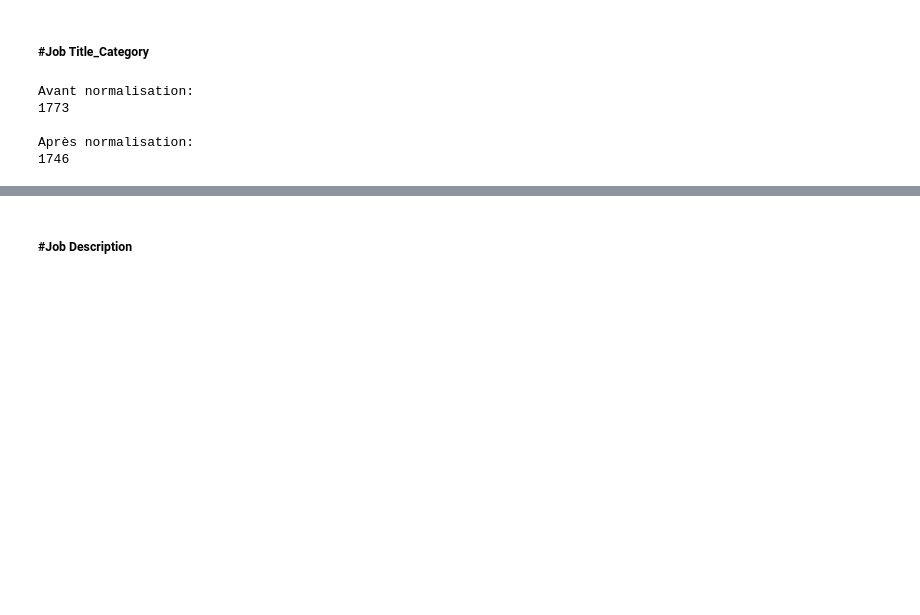
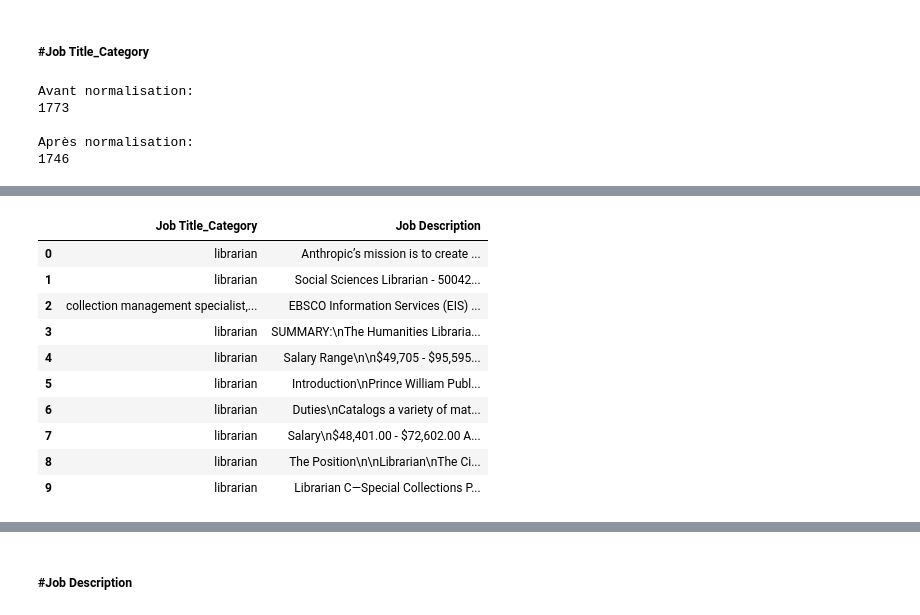
Before and after one commit to desbaa32/Classification-resume-and-matching-job-description, a Jupyter notebook: notebooks/data_preprocessing .ipynb, the cells around one changed output, grey strips where cells are left out. Cells and saved outputs as stored; diff of their text form; code cells hidden in the pictures; blank space fills up the shorter version.

```diff
--- a/notebooks/data_preprocessing .ipynb
+++ b/notebooks/data_preprocessing .ipynb
@@ -420,0 +465,77 @@ Après normalisation:
+# %%
+import nltk
+from nltk.tokenize import word_tokenize
+import string
+import re
+
+nltk.download('punkt_tab')
+
+
+# Vérifier si tous les mots d'une phrase sont dans un titre (ordre non important)
+def contains_all_words(title_tokens, phrase_words):
+    return all(word in title_tokens for word in phrase_words)
+
+# Convertir les titres en minuscules pour faciliter la comparaison
+offer_dataset['Job Title_Category'] = offer_dataset['Job Title_Category'].str.lower()
+
+
+#  catégorisation basée sur des mots-clés
+def categorize_job_title(title):
+
+    if isinstance(title, str):
+        title_lower = title.lower()
+        # Découpage  mots
+        title_tokens = word_tokenize(title_lower.translate(str.maketrans('', '', string.punctuation)))
+
+        # correspondance avec les mots-clés
+        if contains_all_words(title_tokens, ["data", "scientist"]):
+            return "data scientist"
+        elif contains_all_words(title_tokens, ["machine", "learning"]):
+            return "machine learning engineer"
+        elif contains_all_words(title_tokens, ["data", "analytics"]):
+            return "data analyst"
+        elif contains_all_words(title_tokens, ["data", "analyst"]):
+            return "data analyst"
+        elif contains_all_words(title_tokens, ["data", "engineer"]):
+            return "data engineer"
+        elif contains_all_words(title_tokens, ["software", "engineer"]):
+            return "software engineer"
+        elif contains_all_words(title_tokens, ["librarian"]):
+            return "librarian"
+        elif contains_all_words(title_tokens, ["actuarial", "analyst"]):
+            return "actuarial analyst"
+        elif contains_all_words(title_tokens, ["human", "resources"]):
+            return "human resources"
+        elif contains_all_words(title_tokens, ["financial", "analyst"]):
+            return "financial analyst"
+        elif contains_all_words(title_tokens, ["teacher"]):
+            return "teacher"
+        elif contains_all_words(title_tokens, ["data", "science"]):
+            return "data scientist"
+        elif contains_all_words(title_tokens, ["financial", "planning", "analys"]):
+            return "financial planning analyst"
+        elif contains_all_words(title_tokens, ["assistant", "professor"]):
+            return "assistant professor"
+        elif contains_all_words(title_tokens, ["ml"]):
+            return "ml engineer"
+        elif contains_all_words(title_tokens, ["business", "analyst"]):
+            return "business analyst"
+        elif contains_all_words(title_tokens, ["actuarial", "associate"]):
+            return "actuarial associate"
+        elif contains_all_words(title_tokens, ["electrical ", "engineer"]):
+            return "electrical engineer"
+        elif contains_all_words(title_tokens, ["project", "manager"]):
+          return "project manager"
+        elif contains_all_words(title_tokens, ["backend", "engineer"]):
+          return "backend engineer"
+        else:
+            return title  # Garder l'original si aucun mot-clé ne correspond
+    return title  # Retourner l'original si ce n'est pas du texte
+
+
+# Appliquer la catégorisation
+offer_dataset['Job Title_Category'] = offer_dataset['Job Title_Category'].apply(categorize_job_title)
+print(f"Nombre de Categories': {offer_dataset['Job Title_Category'].nunique()}")
+# Afficher un aperçu des données avec la nouvelle catégorisation
+display(offer_dataset.head(10))
+# %% [output]
@@ -420,0 +545,11 @@ Après normalisation:
+|  | Job Title_Category | Job Description |
+| 0 | librarian | Anthropic’s mission is to create ... |
+| 1 | librarian | Social Sciences Librarian - 50042... |
+| 2 | collection management specialist,... | EBSCO Information Services (EIS) ... |
+| 3 | librarian | SUMMARY:\nThe Humanities Libraria... |
+| 4 | librarian | Salary Range\n\n$49,705 - $95,595... |
+| 5 | librarian | Introduction\nPrince William Publ... |
+| 6 | librarian | Duties\nCatalogs a variety of mat... |
+| 7 | librarian | Salary\n$48,401.00 - $72,602.00 A... |
+| 8 | librarian | The Position\n\nLibrarian\nThe Ci... |
+| 9 | librarian | Librarian C—Special Collections P... |
```
Also changed, not shown: parts of 18 cells of this notebook, 7 other files.
